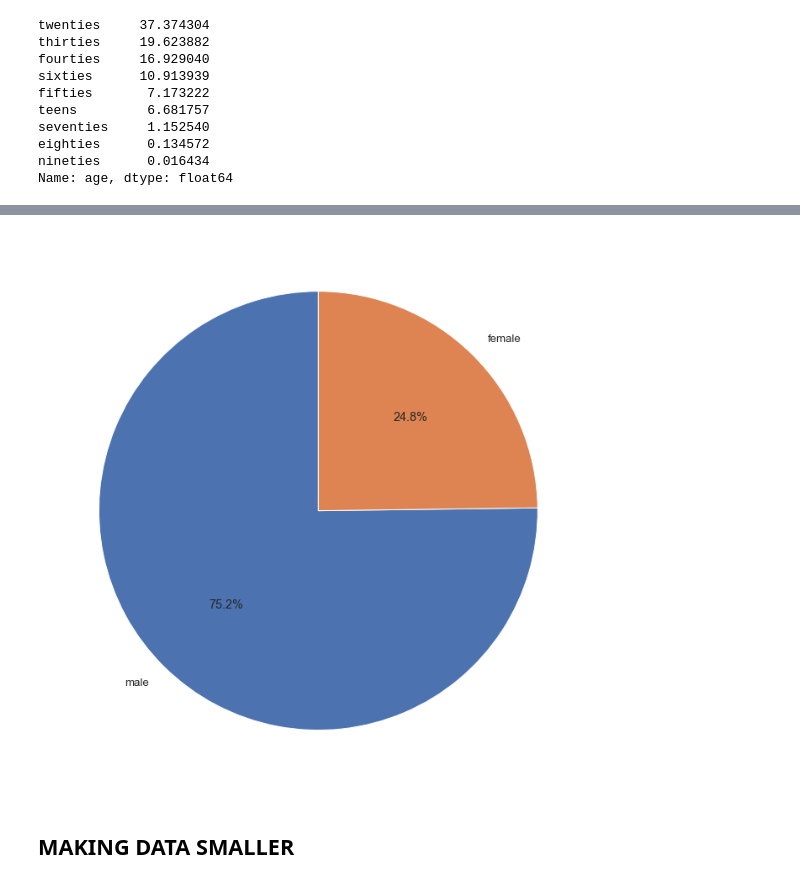
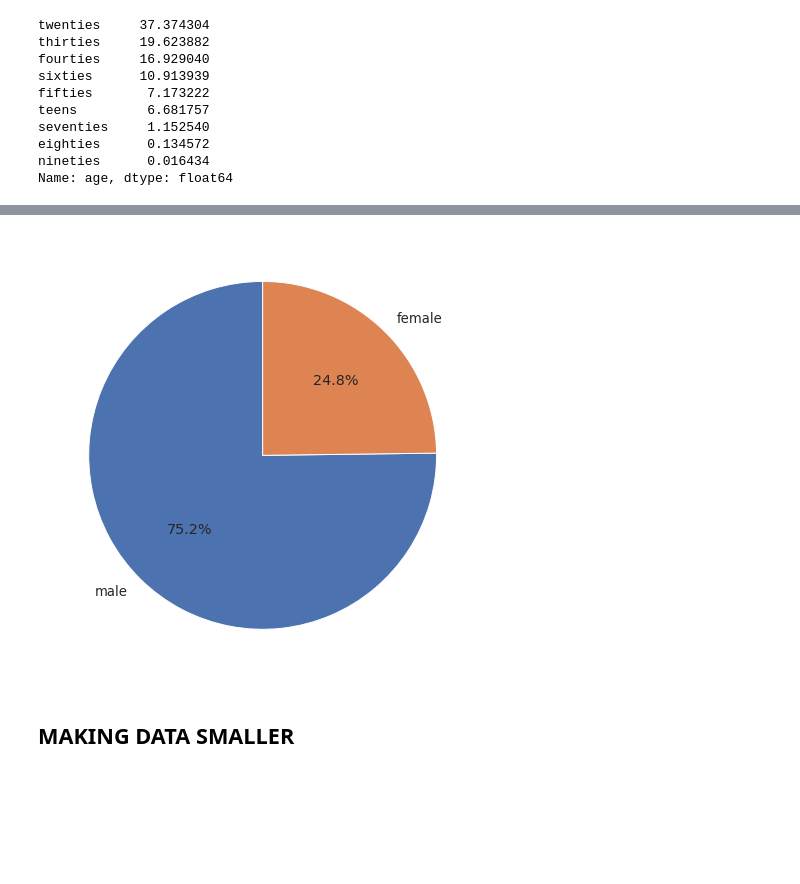
Before and after one commit to Stsh4lson/speech-to-age-gender, a Jupyter notebook: exploration.ipynb, the cells around one changed output, grey strips where cells are left out. Saved outputs shown, nothing was run; the diff lists cells and outputs as text; code cells hidden in the pictures; blank space fills up the shorter version.

```diff
--- a/exploration.ipynb
+++ b/exploration.ipynb
@@ -123,10 +125,11 @@ for index, value in enumerate(values):
 # %%
-fig, ax = plt.subplots(figsize=(12, 12))
+fig, ax = plt.subplots(figsize=(12, 8))
 ax.pie(train['gender'].value_counts(), labels=train['gender'].value_counts().index, autopct='%1.1f%%',
         shadow=False, startangle=90)
 plt.show()
+fig.savefig(os.path.join('figures', 'distribution_gender_before.pdf'), bbox_inches='tight')
 # %% [output]
-[figure, old version]
+[figure, new version]
 # %% [markdown]
 ## MAKING DATA SMALLER
 # %%
```
Also changed, not shown: parts of 12 cells of this notebook, 15 other files.
